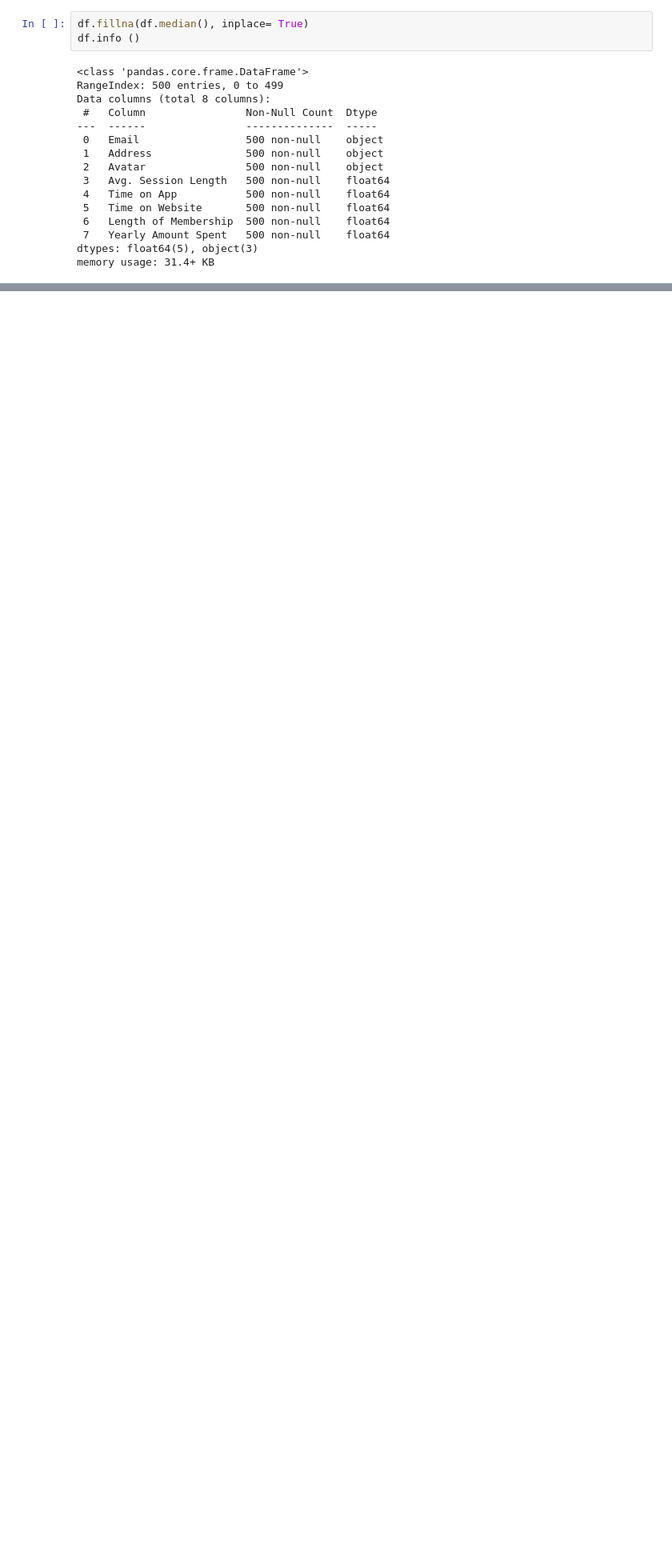
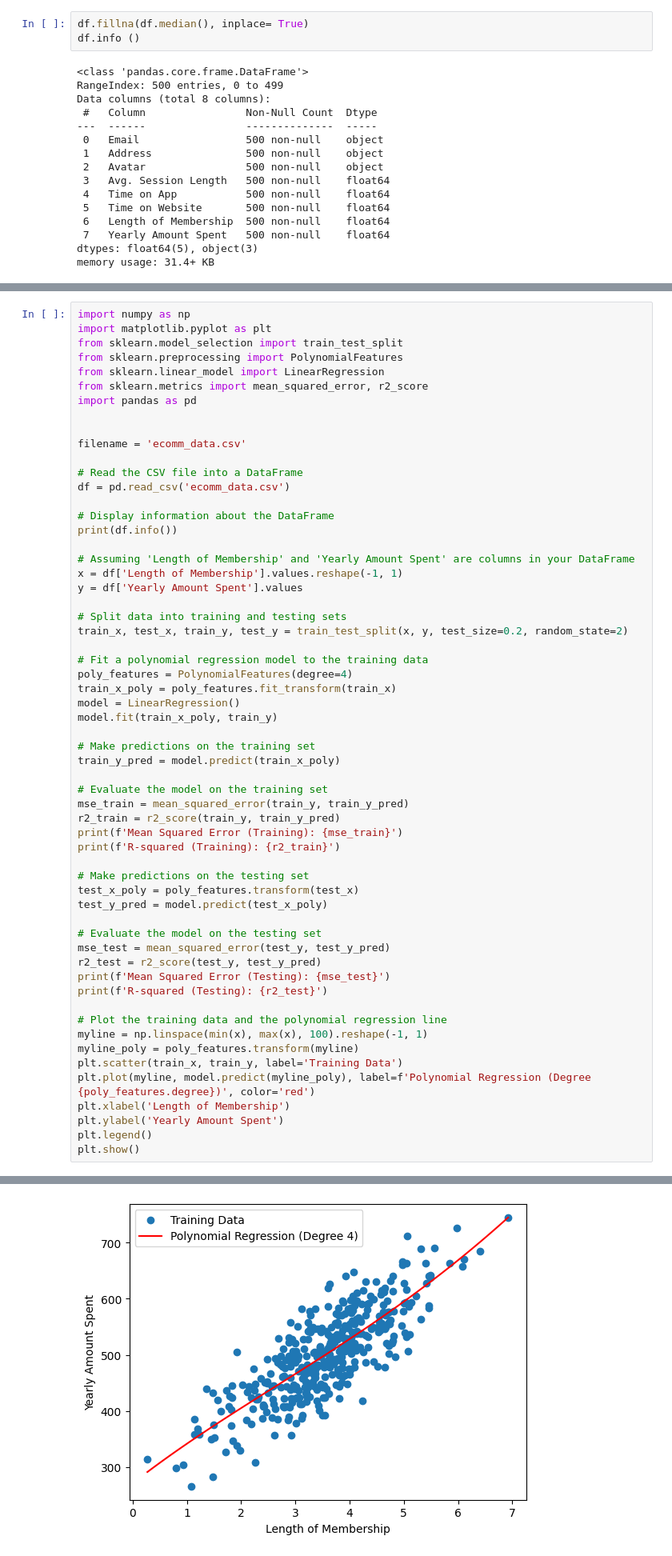
Before and after one commit to FawazRowayda/python-task, a Jupyter notebook: Analyse_of_Ecomm_data.ipynb, the cells around one changed output, grey strips where cells are left out. Shown at 80% size. Drawn from its saved outputs; the diff is of its cells as text; blank space fills up the shorter version.

```diff
--- a/Analyse_of_Ecomm_data.ipynb
+++ b/Analyse_of_Ecomm_data.ipynb
@@ -78,0 +210,60 @@ plt.show()
+# %%
+import numpy as np
+import matplotlib.pyplot as plt
+from sklearn.model_selection import train_test_split
+from sklearn.preprocessing import PolynomialFeatures
+from sklearn.linear_model import LinearRegression
+from sklearn.metrics import mean_squared_error, r2_score
+import pandas as pd
+
+
+filename = 'ecomm_data.csv'
+
+# Read the CSV file into a DataFrame
+df = pd.read_csv('ecomm_data.csv')
+
+# Display information about the DataFrame
+print(df.info())
+
+# Assuming 'Length of Membership' and 'Yearly Amount Spent' are columns in your DataFrame
+x = df['Length of Membership'].values.reshape(-1, 1)
+y = df['Yearly Amount Spent'].values
+
+# Split data into training and testing sets
+train_x, test_x, train_y, test_y = train_test_split(x, y, test_size=0.2, random_state=2)
+
+# Fit a polynomial regression model to the training data
+poly_features = PolynomialFeatures(degree=4)
+train_x_poly = poly_features.fit_transform(train_x)
+model = LinearRegression()
+model.fit(train_x_poly, train_y)
+
+# Make predictions on the training set
+train_y_pred = model.predict(train_x_poly)
+
+# Evaluate the model on the training set
+mse_train = mean_squared_error(train_y, train_y_pred)
+r2_train = r2_score(train_y, train_y_pred)
+print(f'Mean Squared Error (Training): {mse_train}')
+print(f'R-squared (Training): {r2_train}')
+
+# Make predictions on the testing set
+test_x_poly = poly_features.transform(test_x)
+test_y_pred = model.predict(test_x_poly)
+
+# Evaluate the model on the testing set
+mse_test = mean_squared_error(test_y, test_y_pred)
+r2_test = r2_score(test_y, test_y_pred)
+print(f'Mean Squared Error (Testing): {mse_test}')
+print(f'R-squared (Testing): {r2_test}')
+
+# Plot the training data and the polynomial regression line
+myline = np.linspace(min(x), max(x), 100).reshape(-1, 1)
+myline_poly = poly_features.transform(myline)
+plt.scatter(train_x, train_y, label='Training Data')
+plt.plot(myline, model.predict(myline_poly), label=f'Polynomial Regression (Degree {poly_features.degree})', color='red')
+plt.xlabel('Length of Membership')
+plt.ylabel('Yearly Amount Spent')
+plt.legend()
+plt.show()
+# %% [output]
@@ -78,0 +290 @@ plt.show()
+[figure, added]
```
Also changed, not shown: parts of 11 cells of this notebook.
